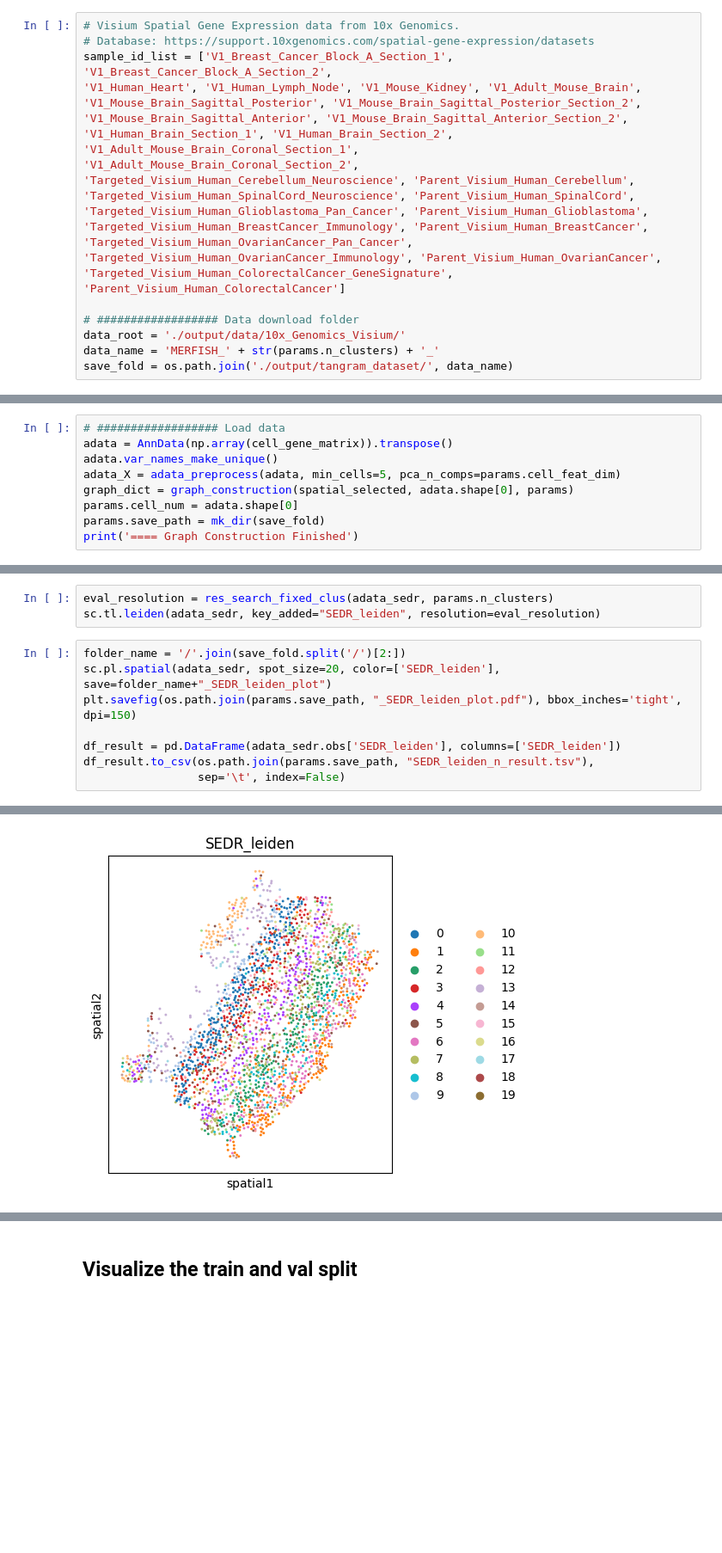
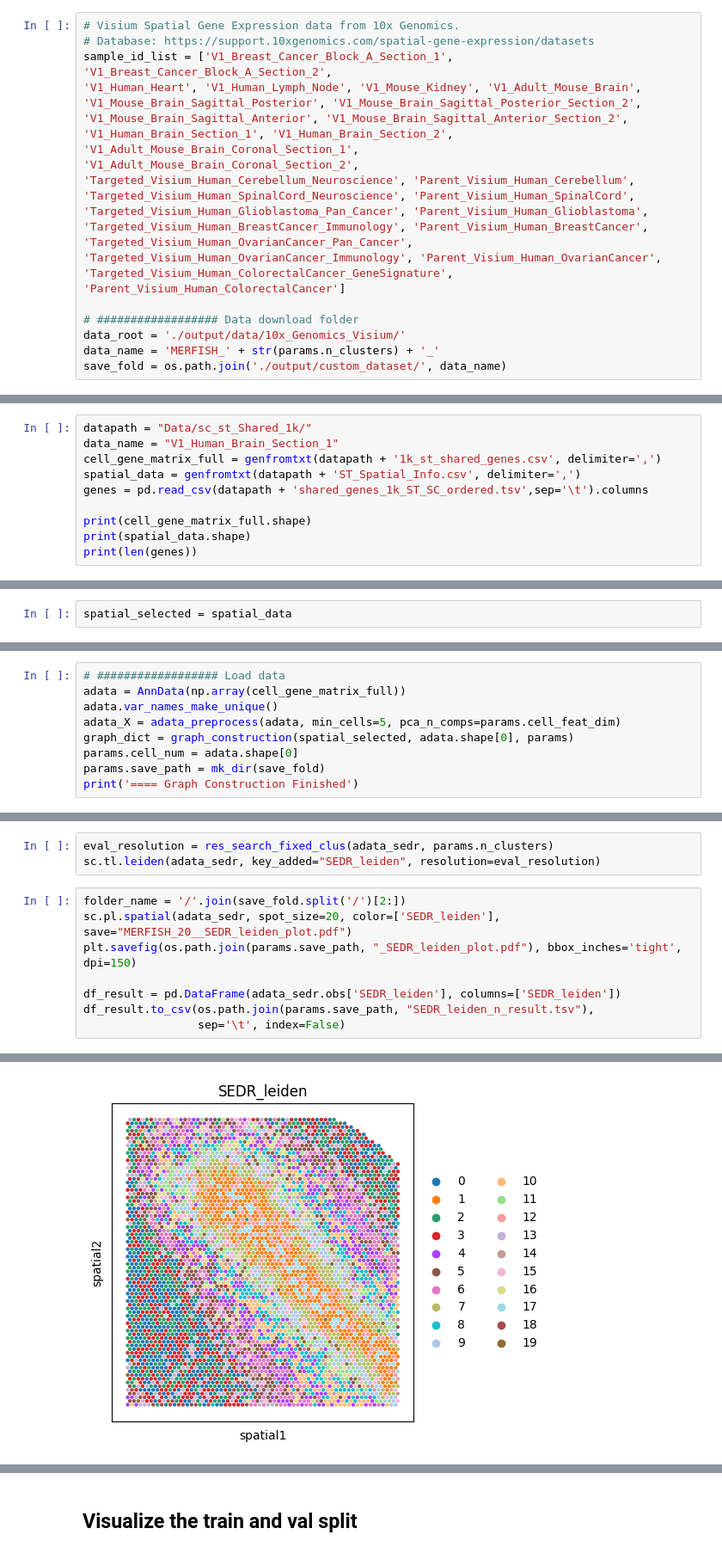
Before and after one commit to 2255-Spatial-Transcriptomics/latentMapping, a Jupyter notebook: data_anlysis.ipynb, the cells around one changed output, grey strips where cells are left out. Shown: that part at 86% size. Saved outputs shown, nothing was run; the diff lists cells and outputs as text; blank space fills up the shorter version.

Commit message:
Implemented SEDR with Spatial Transcriptomics from 10x genomics

```diff
--- a/data_anlysis.ipynb
+++ b/data_anlysis.ipynb
@@ -182,7 +201,7 @@ sample_id_list = ['V1_Breast_Cancer_Block_A_Section_1', 'V1_Breast_Cancer_Block_
 # ################## Data download folder
 data_root = './output/data/10x_Genomics_Visium/'
 data_name = 'MERFISH_' + str(params.n_clusters) + '_'
-save_fold = os.path.join('./output/tangram_dataset/', data_name)
+save_fold = os.path.join('./output/custom_dataset/', data_name)
 # %% [markdown]
 # Load data
 # %%
@@ -207,0 +225,10 @@ spatial_selected = np.array(cell_gene_matrix_full[['x_um', 'y_um']])
+# %%
+datapath = "Data/sc_st_Shared_1k/"
+data_name = "V1_Human_Brain_Section_1"
+cell_gene_matrix_full = genfromtxt(datapath + '1k_st_shared_genes.csv', delimiter=',')
+spatial_data = genfromtxt(datapath + 'ST_Spatial_Info.csv', delimiter=',')
+genes = pd.read_csv(datapath + 'shared_genes_1k_ST_SC_ordered.tsv',sep='\t').columns
+
+print(cell_gene_matrix_full.shape)
+print(spatial_data.shape)
+print(len(genes))
@@ -208,3 +239,5 @@ spatial_selected = np.array(cell_gene_matrix_full[['x_um', 'y_um']])
+# %%
+spatial_selected = spatial_data
 # %%
 spatial_data.shape
 spatial_selected.shape
@@ -213,6 +246,6 @@ spatial_selected.shape
 # %%
 # ################## Load data
-adata = AnnData(np.array(cell_gene_matrix)).transpose()
+adata = AnnData(np.array(cell_gene_matrix_full))
 adata.var_names_make_unique()
 adata_X = adata_preprocess(adata, min_cells=5, pca_n_comps=params.cell_feat_dim)
 graph_dict = graph_construction(spatial_selected, adata.shape[0], params)
@@ -286,7 +334,7 @@ eval_resolution = res_search_fixed_clus(adata_sedr, params.n_clusters)
 sc.tl.leiden(adata_sedr, key_added="SEDR_leiden", resolution=eval_resolution)
 # %%
 folder_name = '/'.join(save_fold.split('/')[2:])
-sc.pl.spatial(adata_sedr, spot_size=20, color=['SEDR_leiden'], save=folder_name+"_SEDR_leiden_plot")
+sc.pl.spatial(adata_sedr, spot_size=20, color=['SEDR_leiden'], save="MERFISH_20__SEDR_leiden_plot.pdf")
 plt.savefig(os.path.join(params.save_path, "_SEDR_leiden_plot.pdf"), bbox_inches='tight', dpi=150)
 
 df_result = pd.DataFrame(adata_sedr.obs['SEDR_leiden'], columns=['SEDR_leiden'])
@@ -297,2 +345,2 @@ WARNING: saving figure to file output/figures/tangram_dataset/MERFISH_20__SEDR_l
-[figure, old version]
+[figure, new version]
 <Figure size 640x480 with 0 Axes>
```
Also changed, not shown: parts of 15 cells of this notebook, 5 other files.
